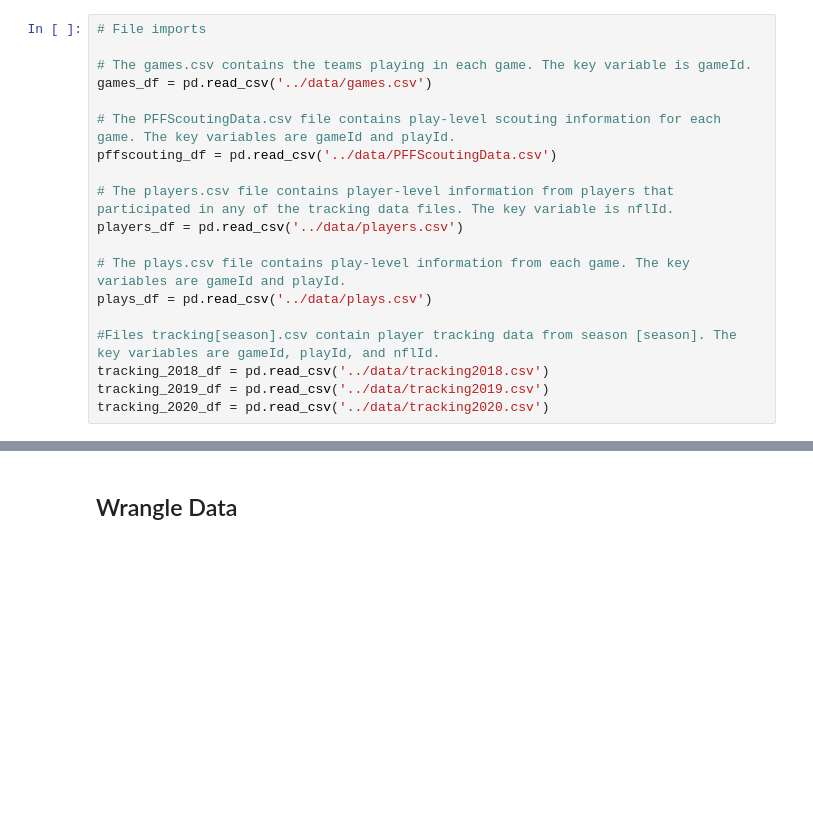
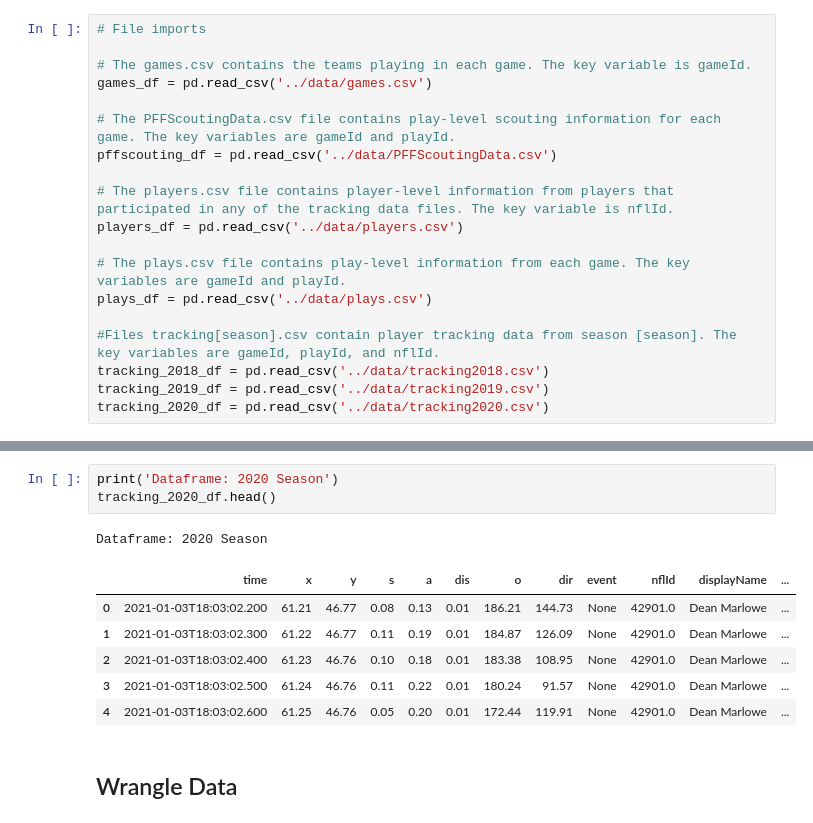
Before and after one commit to cbituin/nfl-big-data-bowl-2022, a Jupyter notebook: special-teams.ipynb, the cells around one changed output, grey strips where cells are left out. Drawn from its saved outputs; the diff is of its cells as text; blank space fills up the shorter version.

```diff
--- a/special-teams.ipynb
+++ b/special-teams.ipynb
@@ -149,3 +165,14 @@ memory usage: 1.6+ GB
+# %%
+print('Dataframe: 2020 Season')
+tracking_2020_df.head()
+# %% [output]
+Dataframe: 2020 Season
+|  | time | x | y | s | a | dis | o | dir | event | nflId | displayName | ... |
+| 0 | 2021-01-03T18:03:02.200 | 61.21 | 46.77 | 0.08 | 0.13 | 0.01 | 186.21 | 144.73 | None | 42901.0 | Dean Marlowe | ... |
+| 1 | 2021-01-03T18:03:02.300 | 61.22 | 46.77 | 0.11 | 0.19 | 0.01 | 184.87 | 126.09 | None | 42901.0 | Dean Marlowe | ... |
+| 2 | 2021-01-03T18:03:02.400 | 61.23 | 46.76 | 0.10 | 0.18 | 0.01 | 183.38 | 108.95 | None | 42901.0 | Dean Marlowe | ... |
+| 3 | 2021-01-03T18:03:02.500 | 61.24 | 46.76 | 0.11 | 0.22 | 0.01 | 180.24 | 91.57 | None | 42901.0 | Dean Marlowe | ... |
+| 4 | 2021-01-03T18:03:02.600 | 61.25 | 46.76 | 0.05 | 0.20 | 0.01 | 172.44 | 119.91 | None | 42901.0 | Dean Marlowe | ... |
 # %% [markdown]
 ## Wrangle Data
 # %% [markdown]
```
Also changed, not shown: parts of 19 cells of this notebook.
